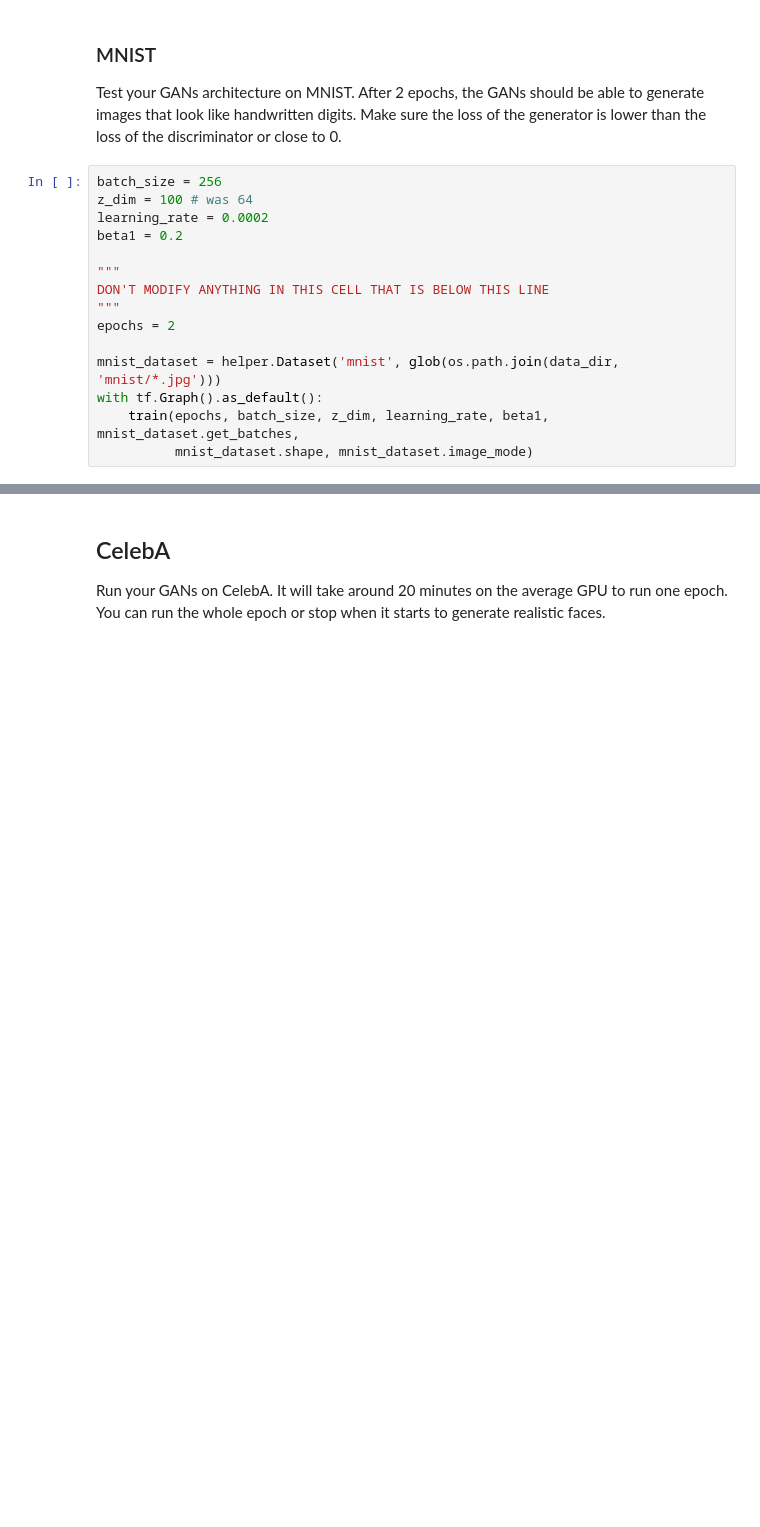
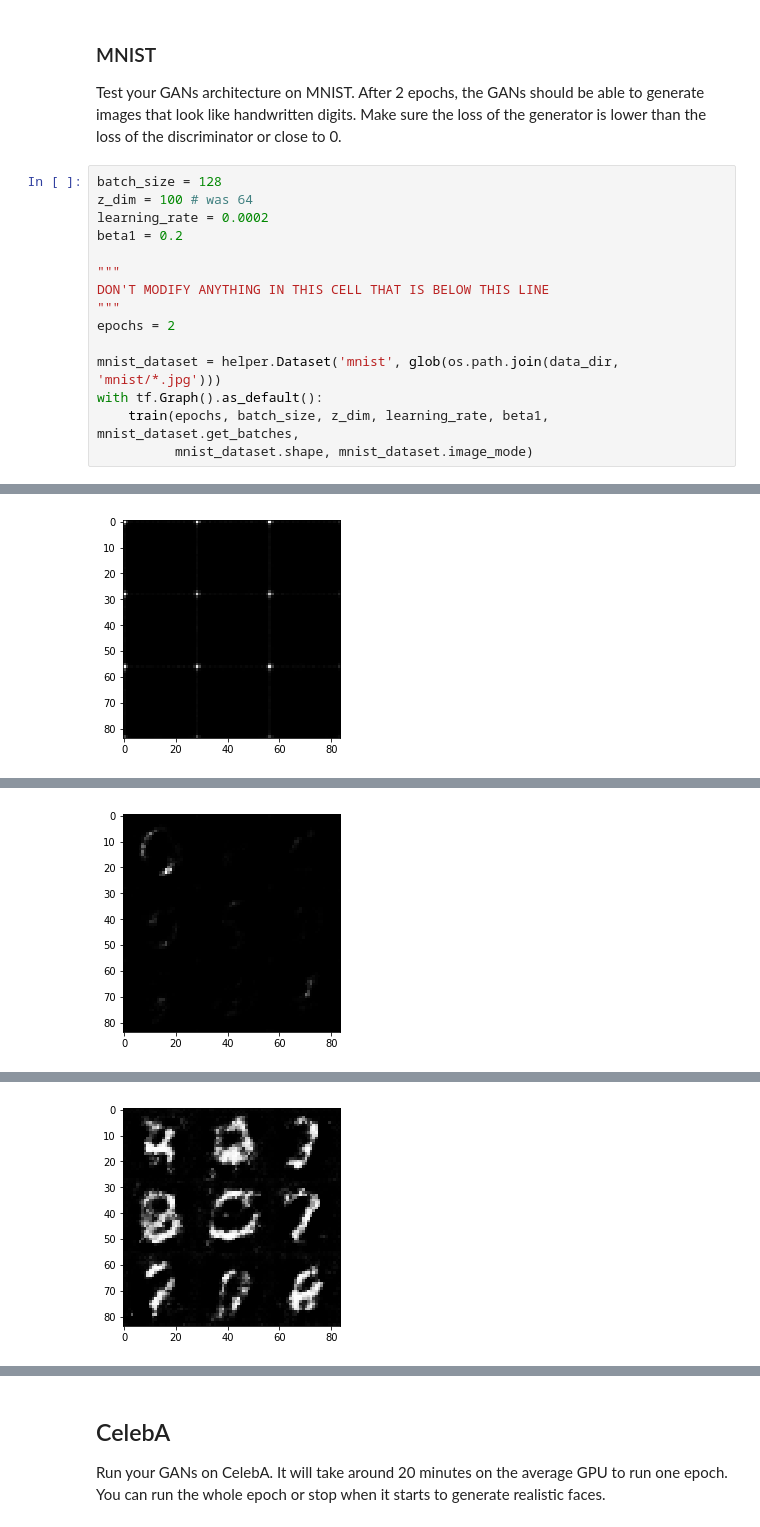
Before and after one commit to WillMc93/DeepLearningProject5, a Jupyter notebook: dlnd_face_generation.ipynb, the cells around one changed output, grey strips where cells are left out. Drawn from its saved outputs; the diff is of its cells as text; blank space fills up the shorter version.

```diff
--- a/dlnd_face_generation.ipynb
+++ b/dlnd_face_generation.ipynb
@@ -415,7 +414,7 @@ def train(epoch_count, batch_size, z_dim, learning_rate, beta1, get_batches, dat
 ### MNIST
 Test your GANs architecture on MNIST.  After 2 epochs, the GANs should be able to generate images that look like handwritten digits.  Make sure the loss of the generator is lower than the loss of the discriminator or close to 0.
 # %%
-batch_size = 256
+batch_size = 128
 z_dim = 100 # was 64
 learning_rate = 0.0002
 beta1 = 0.2
@@ -433,0 +442 @@ Epoch 1/2... Discriminator Loss: 2.1478... Generator Loss: 0.2642
+[figure, added]
@@ -433,0 +453 @@ Epoch 1/2... Discriminator Loss: 2.1478... Generator Loss: 0.2642
+[figure, added]
@@ -433,0 +464 @@ Epoch 1/2... Discriminator Loss: 2.1478... Generator Loss: 0.2642
+[figure, added]
```
Also changed, not shown: parts of 4 cells of this notebook.
